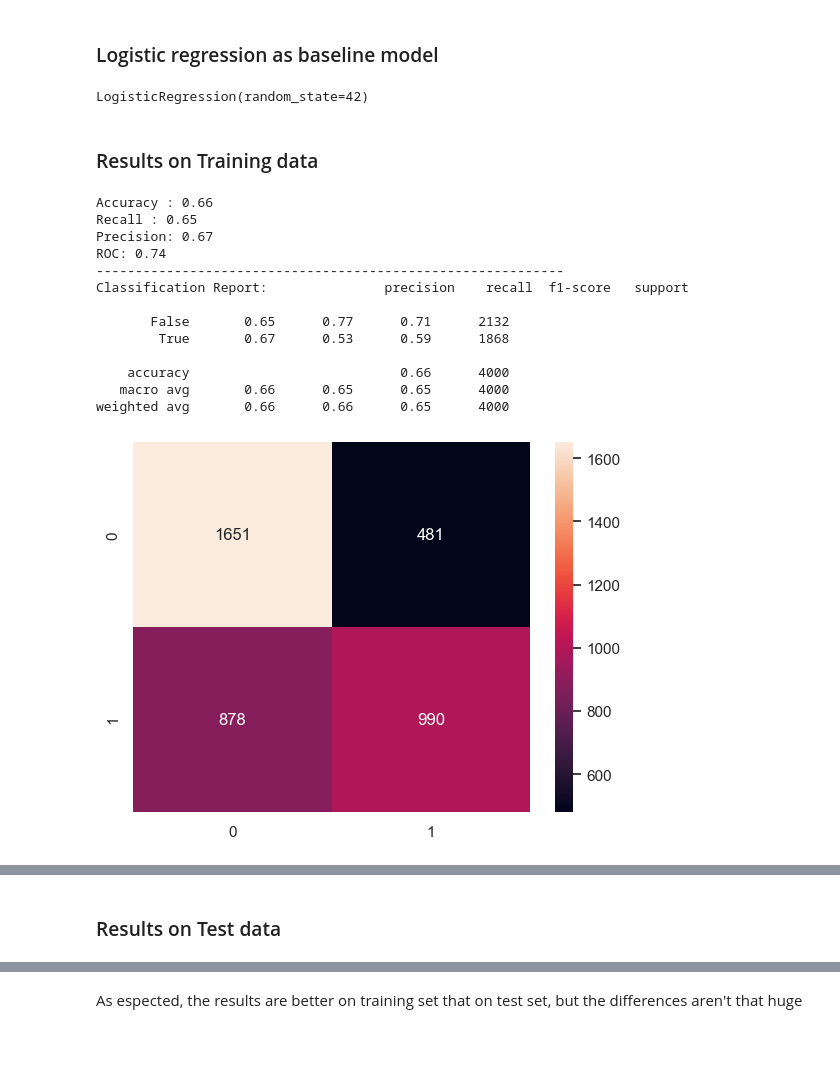
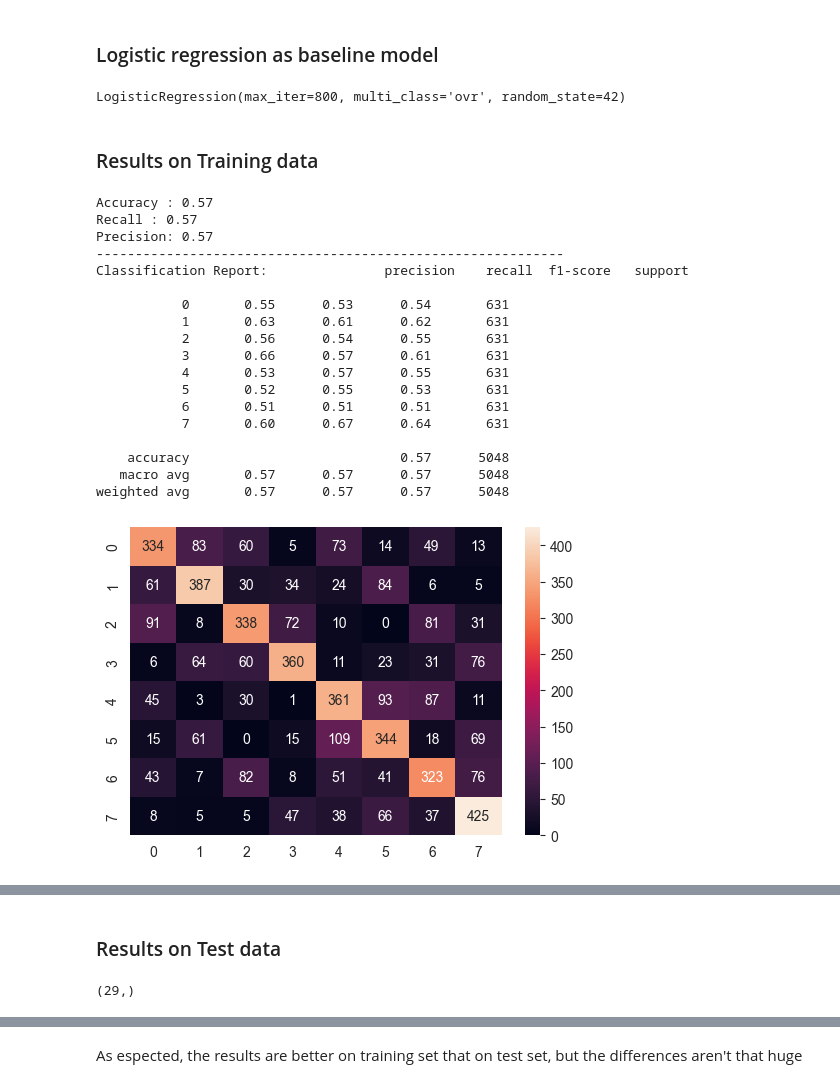
Before and after one commit to e-Itohan/students_evaluation, a Jupyter notebook: students_notebook.ipynb, the cells around one changed output, grey strips where cells are left out. Saved outputs shown, nothing was run; the diff lists cells and outputs as text; code cells hidden in the pictures; blank space fills up the shorter version.

```diff
--- a/students_notebook.ipynb
+++ b/students_notebook.ipynb
@@ -397,7 +466,12 @@ X_train
 # %% [markdown]
 ### Logistic regression as baseline model
-# %%
-log_r = LogisticRegression(random_state=RSEED)
-log_r.fit(X_train, y_train)
-# %% [output]
-LogisticRegression(random_state=42)
+# %%
+# Create a logistic regression model
+
+#baseline_lr = LogisticRegression(max_iter=800, multi_class='multinomial', solver='lbfgs', random_state=RSEED)
+baseline_lr = LogisticRegression(max_iter=800, multi_class='ovr', random_state=RSEED)
+# %%
+# Train the model
+baseline_lr.fit(X_train, y_train)
+# %% [output]
+LogisticRegression(max_iter=800, multi_class='ovr', random_state=42)
@@ -404,51 +481,42 @@ LogisticRegression(random_state=42)
 # %%
 # Predicting on train data
-y_train_pred = log_r.predict(X_train)
-y_train_prob = log_r.predict_proba(X_train)[:, 1]
+y_train_pred = baseline_lr.predict(X_train)
+y_train_prob = baseline_lr.predict_proba(X_train)[:, 1]
 
 # Testing predictions (to determine performance)
-y_pred = log_r.predict(X_test)
-y_prob = log_r.predict_proba(X_test)[:, 1]
+y_pred = baseline_lr.predict(X_test)
+y_prob = baseline_lr.predict_proba(X_test)[:, 1]
 # %% [markdown]
 ### Results on Training data
 # %%
-base_fpr, base_tpr, _ = roc_curve(y_train, [1 for _ in range(len(y_train))])
-model_fpr, model_tpr, _ = roc_curve(y_train, y_train_prob)
-
-# Printing results
 print('Accuracy : {:.2f}'.format(accuracy_score(y_train, y_train_pred, normalize=True)))
 print('Recall : {:.2f}'.format(recall_score(y_train, y_train_pred, average='macro')))
-print("Precision: {:.2f}".format(precision_score(y_train, y_train_pred)))
-print("ROC: {:.2f}".format(roc_auc_score(y_train, y_train_prob)))
+print("Precision: {:.2f}".format(precision_score(y_train, y_train_pred, average='macro')))
+#print("ROC: {:.2f}".format(roc_auc_score(y_train, train_rf_probs, multi_class='ovr')))
 print('------'*10)
 print(f'Classification Report: {classification_report(y_train, y_train_pred)}')
 
 # Plotting the confusion matrix
 sns.heatmap(confusion_matrix(y_train, y_train_pred), annot=True, fmt = 'd')
 
-plt.figure(figsize = (8, 6))
-plt.rcParams['font.size'] = 16
-
-
-# Plotting the ROC curves
-plt.plot(base_fpr, base_tpr, 'b', label = 'baseline')
-plt.plot(model_fpr, model_tpr, 'r', label = 'model')
-plt.legend();
-plt.xlabel('False Positive Rate');
-plt.ylabel('True Positive Rate'); plt.title('ROC Curves');
-plt.show();
+plt.show()
 # %% [output]
-Accuracy : 0.66
-Recall : 0.65
-Precision: 0.67
-ROC: 0.74
+Accuracy : 0.57
+Recall : 0.57
+Precision: 0.57
 ------------------------------------------------------------
 Classification Report:               precision    recall  f1-score   support
 
-       False       0.65      0.77      0.71      2132
-        True       0.67      0.53      0.59      1868
+           0       0.55      0.53      0.54       631
+           1       0.63      0.61      0.62       631
+           2       0.56      0.54      0.55       631
+           3       0.66      0.57      0.61       631
+           4       0.53      0.57      0.55       631
+           5       0.52      0.55      0.53       631
+           6       0.51      0.51      0.51       631
+           7       0.60      0.67      0.64       631
 
-    accuracy                           0.66      4000
-   macro avg       0.66      0.65      0.65      4000
-weighted avg       0.66      0.66      0.65      4000
+    accuracy                           0.57      5048
+   macro avg       0.57      0.57      0.57      5048
+weighted avg       0.57      0.57      0.57      5048
-[figure, old version]
+[figure, new version]
@@ -456,3 +523,7 @@ weighted avg       0.66      0.66      0.65      4000
 # %% [markdown]
 ### Results on Test data
+# %%
+y_pred.shape
+# %% [output]
+(29,)
 # %%
```
Also changed, not shown: parts of 131 cells of this notebook, 8 other files.
